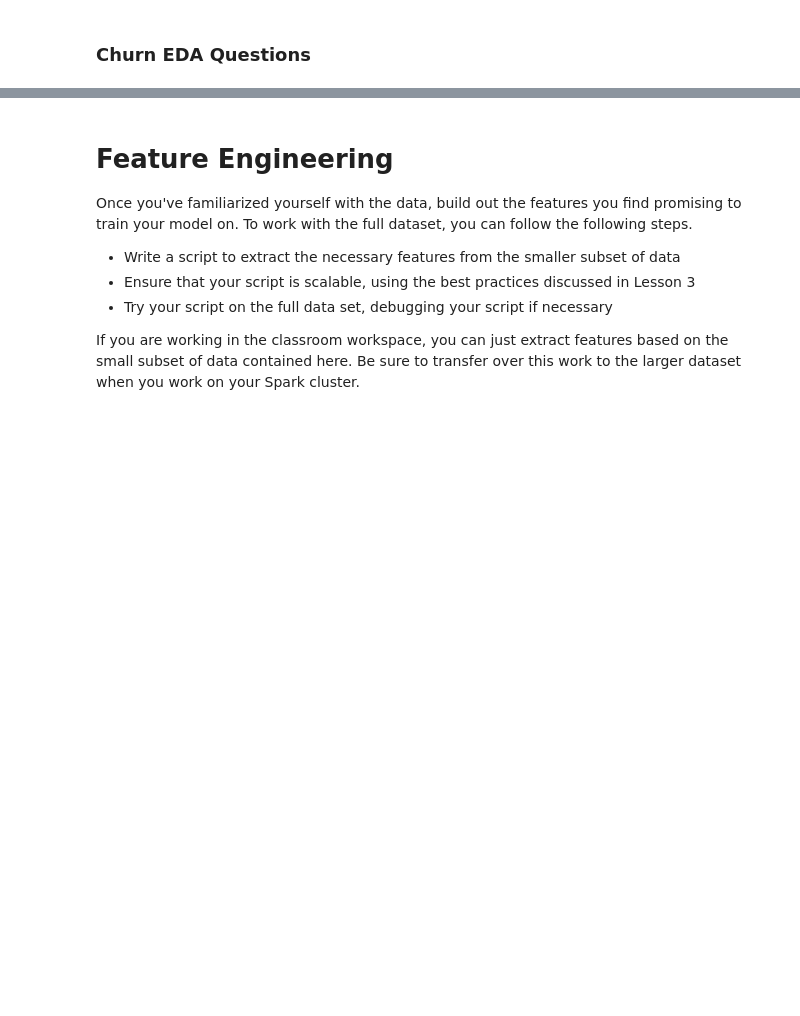
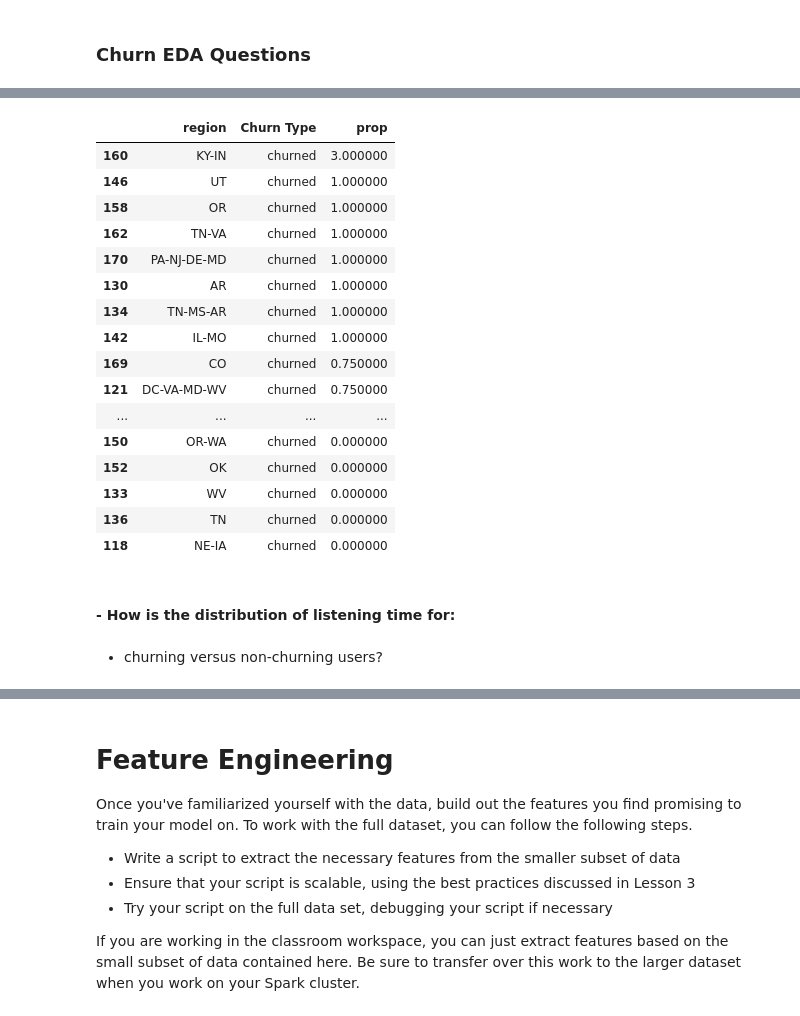
Before and after one commit to tarcisobraz/sparkify-churn-prediction, a Jupyter notebook: Sparkify.ipynb, the cells around one changed output, grey strips where cells are left out. Cells and saved outputs as stored; diff of their text form; code cells hidden in the pictures; blank space fills up the shorter version.

```diff
--- a/Sparkify.ipynb
+++ b/Sparkify.ipynb
@@ -393,0 +468,21 @@ Once you've defined churn, perform some exploratory data analysis to observe the
+# %%
+top_regions = churning_per_region[churning_per_region['Churn Type'] == 'churned'].sort_values('prop', ascending=False)
+top_regions
+# %% [output]
+|  | region | Churn Type | prop |
+| 160 | KY-IN | churned | 3.000000 |
+| 146 | UT | churned | 1.000000 |
+| 158 | OR | churned | 1.000000 |
+| 162 | TN-VA | churned | 1.000000 |
+| 170 | PA-NJ-DE-MD | churned | 1.000000 |
+| 130 | AR | churned | 1.000000 |
+| 134 | TN-MS-AR | churned | 1.000000 |
+| 142 | IL-MO | churned | 1.000000 |
+| 169 | CO | churned | 0.750000 |
+| 121 | DC-VA-MD-WV | churned | 0.750000 |
+| ... | ... | ... | ... |
+| 150 | OR-WA | churned | 0.000000 |
+| 152 | OK | churned | 0.000000 |
+| 133 | WV | churned | 0.000000 |
+| 136 | TN | churned | 0.000000 |
+| 118 | NE-IA | churned | 0.000000 |
@@ -393,0 +493,4 @@ Once you've defined churn, perform some exploratory data analysis to observe the
+# %% [markdown]
+#### - How is the distribution of listening time for:
+# %% [markdown]
+* churning versus non-churning users?
```
Also changed, not shown: parts of 23 cells of this notebook.
